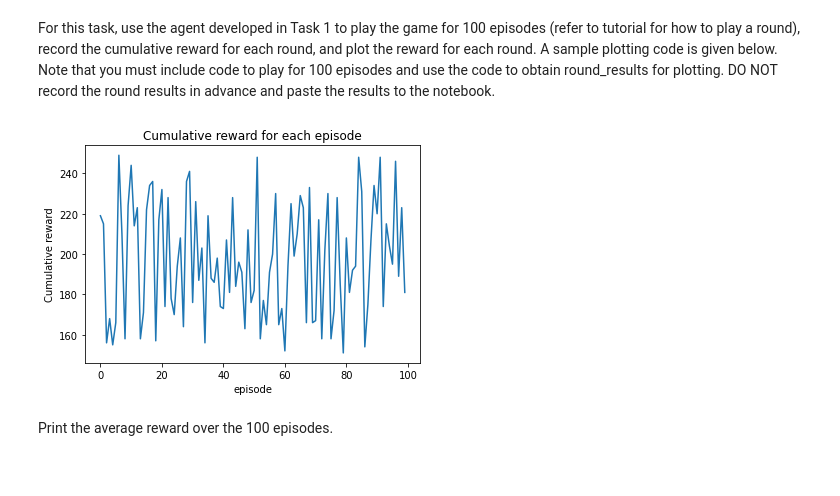
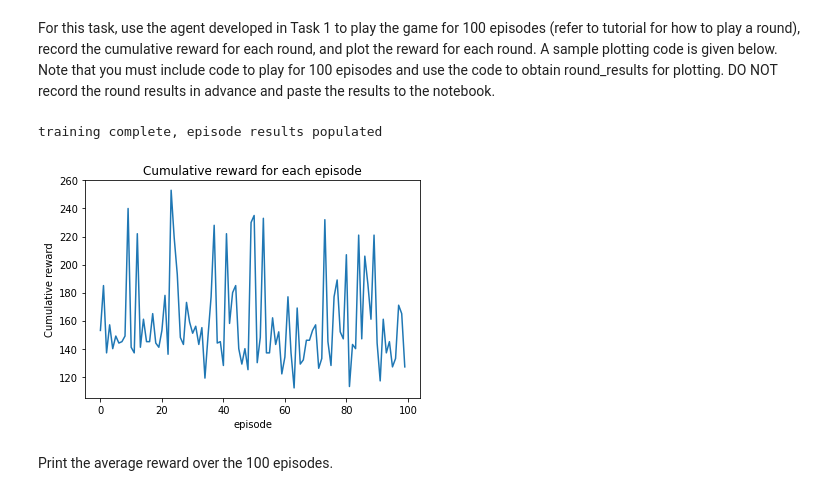
Before and after one commit to seekerpig/cartpole_reinforcementlearning, a Jupyter notebook: cartpole.ipynb, the cells around one changed output. Saved outputs shown, nothing was run; the diff lists cells and outputs as text; code cells hidden in the pictures.

```diff
--- a/cartpole.ipynb
+++ b/cartpole.ipynb
@@ -130,0 +166,4 @@ def rand_policy_agent(observation):
+# %%
+#Next we can create a qtable with zeros
+Q_table = np.zeros(bins_sizes + (env.action_space.n,))
+Q_table.shape
@@ -132,7 +283,9 @@ def rand_policy_agent(observation):
 For Task 1, we can show the observation and chosen action below:
 # %%
 observation = env.reset()
-action = rand_policy_agent(observation)
+obs = discretizer(*observation)
+action = trained_policy(obs)
+#action = rand_policy_agent(observation)
 print("Observation:", observation)
 print("Chosen action:", action)
 # %% [output]
@@ -142,15 +295,48 @@ Chosen action: 0
 ## Task 2: Demonstrate the effectiveness of the RL agent
 # %% [markdown]
 For this task, use the agent developed in Task 1 to play the game for 100 episodes (refer to tutorial for how to play a round), record the cumulative reward for each round, and plot the reward for each round. A sample plotting code is given below. Note that you must include code to play for 100 episodes and use the code to obtain round_results for plotting. DO NOT record the round results in advance and paste the results to the notebook.
+# %%
+env = gym.make('CartPole-v1')
+
+episode_results = np.array([])
+
+for _ in range(100):
+    obs = env.reset()
+    rewards = 0
+
+    current_state, done = discretizer(*obs), False
+    while done == False:
+        #print(obs[0][0])
+
+        actions = trained_policy(current_state)
+        #print(actions)
+        obs, reward, done, info = env.step(actions)
+        rewards += reward
+
+        new_state = discretizer(*obs)
+        current_state = new_state
+        #print(obs[0])
+        #env.render()
+        #time.sleep(0.05)
+
+    #print(rewards)
+    episode_results = np.append(episode_results, rewards)
+
+print("training complete, episode results populated")
+env.close()
+# %% [output]
+training complete, episode results populated
 # %%
-episode_results = np.random.randint(150, 250, size=100)
+# episode_results = np.random.randint(150, 250, size=100)
+
+
 plt.plot(episode_results)
 plt.title('Cumulative reward for each episode')
 plt.ylabel('Cumulative reward')
 plt.xlabel('episode')
 plt.show()
 # %% [output]
-[figure, old version]
+[figure, new version]
 # %% [markdown]
 Print the average reward over the 100 episodes.
 # %%
```
Also changed, not shown: parts of 15 cells of this notebook.
